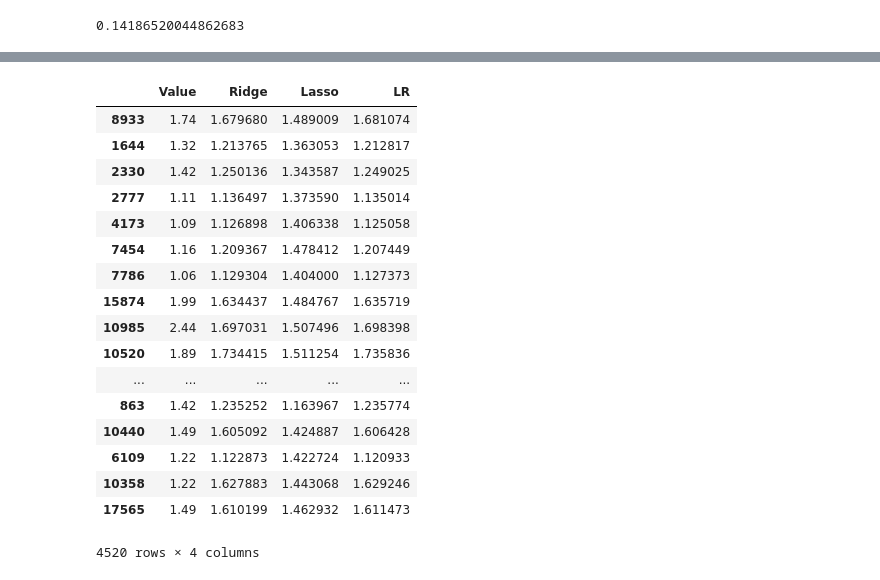
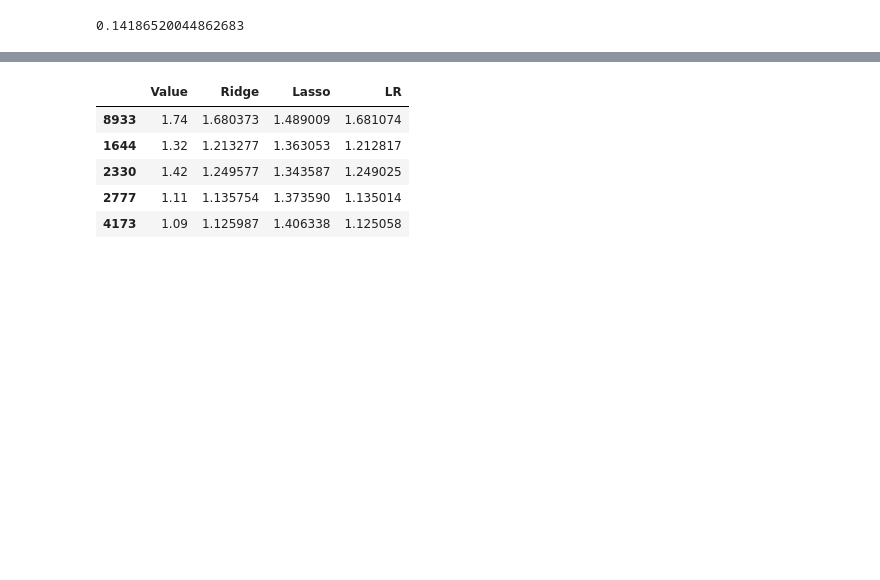
Before and after one commit to leducsang97/Avocado, a Jupyter notebook: Avocado.ipynb, the cells around one changed output, grey strips where cells are left out. Drawn from its saved outputs; the diff is of its cells as text; code cells hidden in the pictures; blank space fills up the shorter version.

```diff
--- a/Avocado.ipynb
+++ b/Avocado.ipynb
@@ -117,7 +117,7 @@ mean_squared_error(y_test, lasso.predict(x_test))
 0.14186520044862683
 # %%
 from sklearn.linear_model import Ridge
-ridge = Ridge(alpha=100.0).fit(x_train,y_train)
+ridge = Ridge(alpha=10.0).fit(x_train,y_train)
 ridge.predict(x_test)
 mean_squared_error(y_test, ridge.predict(x_test))
 # %% [output]
@@ -148,26 +142,14 @@ cpdf['Ridge'] = ridge.predict(x_test)
 cpdf['Lasso'] = lasso.predict(x_test)
 cpdf['LR'] = reg.predict(x_test)
 # %%
-cpdf
+cpdf.head()
 # %% [output]
 |  | Value | Ridge | Lasso | LR |
-| 8933 | 1.74 | 1.679680 | 1.489009 | 1.681074 |
-| 1644 | 1.32 | 1.213765 | 1.363053 | 1.212817 |
-| 2330 | 1.42 | 1.250136 | 1.343587 | 1.249025 |
-| 2777 | 1.11 | 1.136497 | 1.373590 | 1.135014 |
-| 4173 | 1.09 | 1.126898 | 1.406338 | 1.125058 |
-| 7454 | 1.16 | 1.209367 | 1.478412 | 1.207449 |
-| 7786 | 1.06 | 1.129304 | 1.404000 | 1.127373 |
-| 15874 | 1.99 | 1.634437 | 1.484767 | 1.635719 |
-| 10985 | 2.44 | 1.697031 | 1.507496 | 1.698398 |
-| 10520 | 1.89 | 1.734415 | 1.511254 | 1.735836 |
-| ... | ... | ... | ... | ... |
-| 863 | 1.42 | 1.235252 | 1.163967 | 1.235774 |
-| 10440 | 1.49 | 1.605092 | 1.424887 | 1.606428 |
-| 6109 | 1.22 | 1.122873 | 1.422724 | 1.120933 |
-| 10358 | 1.22 | 1.627883 | 1.443068 | 1.629246 |
-| 17565 | 1.49 | 1.610199 | 1.462932 | 1.611473 |
+| 8933 | 1.74 | 1.680373 | 1.489009 | 1.681074 |
+| 1644 | 1.32 | 1.213277 | 1.363053 | 1.212817 |
+| 2330 | 1.42 | 1.249577 | 1.343587 | 1.249025 |
+| 2777 | 1.11 | 1.135754 | 1.373590 | 1.135014 |
+| 4173 | 1.09 | 1.125987 | 1.406338 | 1.125058 |
-4520 rows × 4 columns
 # %%
 import matplotlib.pyplot as plt
 %matplotlib inline
```
Also changed, not shown: parts of 30 cells of this notebook.
